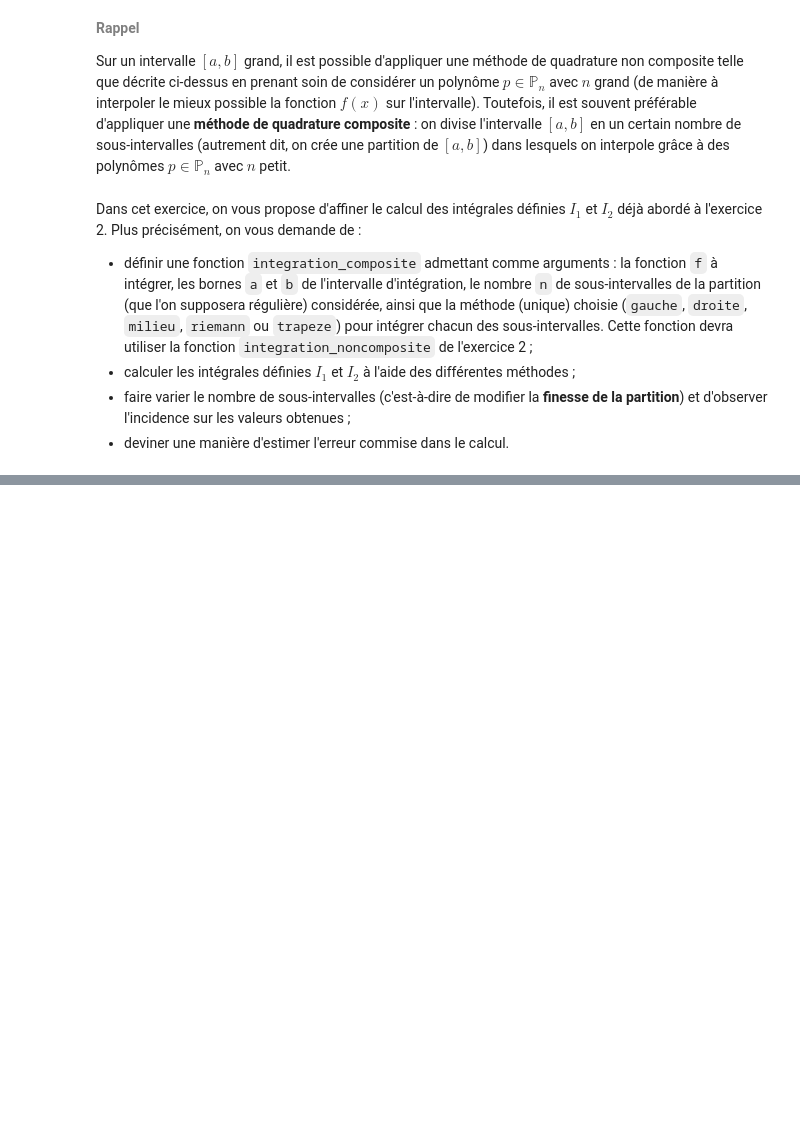
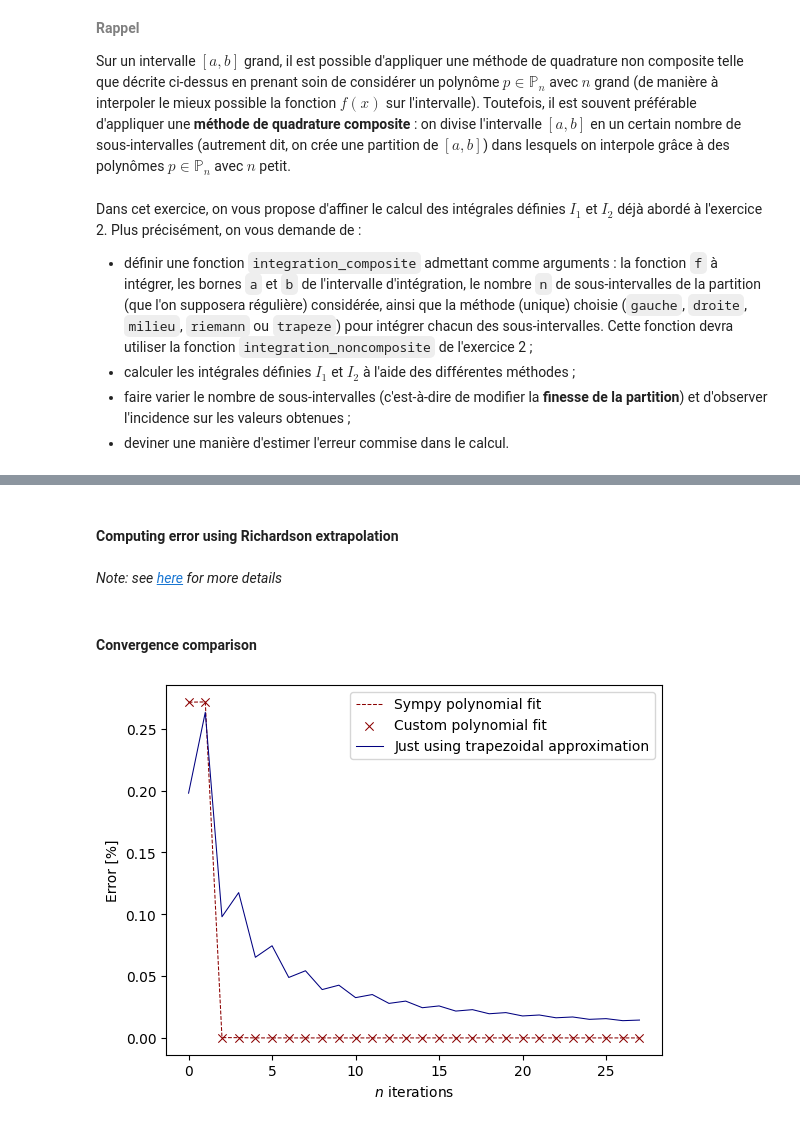
Before and after one commit to mightykatun/epfl-icc-man, a Jupyter notebook: Series/Serie_12/Serie_12.ipynb, the cells around one changed output, grey strips where cells are left out. Drawn from its saved outputs; the diff is of its cells as text; code cells hidden in the pictures; blank space fills up the shorter version.

```diff
--- a/Series/Serie_12/Serie_12.ipynb
+++ b/Series/Serie_12/Serie_12.ipynb
@@ -223,0 +308,17 @@ Dans cet exercice, on vous propose d'affiner le calcul des intégrales définies
+# %%
+def composite(f, a, b, n, degree=4):
+    array = np.linspace(a, b, n).repeat(2)[1:-1].reshape(-1, 2)
+    poly = lambda x, coeff: sum(j*x**i for i, j in enumerate(coeff))
+    A = 0
+
+    for subint in array:
+        subarr = np.linspace(subint[0], subint[1], degree)
+        coeffs = lagrange_coeffs(subarr, f(subarr))
+
+        # compute polynomial integral
+        integrated_coeffs = [0]
+        for deg, a in enumerate(coeffs):
+            integrated_coeffs.append(a / (deg + 1))
+        A += poly(subint[1], integrated_coeffs) - poly(subint[0], integrated_coeffs)
+
+    return float(A)
@@ -223,0 +329,28 @@ Dans cet exercice, on vous propose d'affiner le calcul des intégrales définies
+# %% [markdown]
+#### Computing error using Richardson extrapolation
+# %% [markdown]
+*Note: see [here](https://en.wikipedia.org/wiki/Richardson_extrapolation) for more details*
+# %%
+def error(approx_function, f, a, b, n):
+    th = approx_function(f=f, a=a, b=b, n=n)
+    te = (4 * approx_function(f, a, b, n // 2) - th) / 3
+    return abs(th - te)
+# %% [markdown]
+#### Convergence comparison
+# %%
+n = 30
+f = lambda x: (x**2-2*x)*np.exp(-x)
+
+integrate_array = [error(integrate, f, 4, 6, i) for i in range(2, n)]
+sympy_array = [error(composite_sympy, f, 4, 6, i) for i in range(2, n)]
+composite_array = [error(composite, f, 4, 6, i) for i in range(2, n)]
+# %%
+plt.plot(sympy_array, color='darkred', linewidth=0.75, linestyle='--', label='Sympy polynomial fit')
+plt.scatter(range(0, n-2), composite_array, color='darkred', linewidth=0.75, marker='x', label='Custom polynomial fit')
+plt.plot(integrate_array, color='navy', linewidth=0.75, label='Just using trapezoidal approximation')
+plt.legend()
+plt.xlabel(r'$n$ iterations')
+plt.ylabel(r"Error [%]")
+plt.show()
+# %% [output]
+[figure, added]
```
Also changed, not shown: parts of 13 cells of this notebook.
